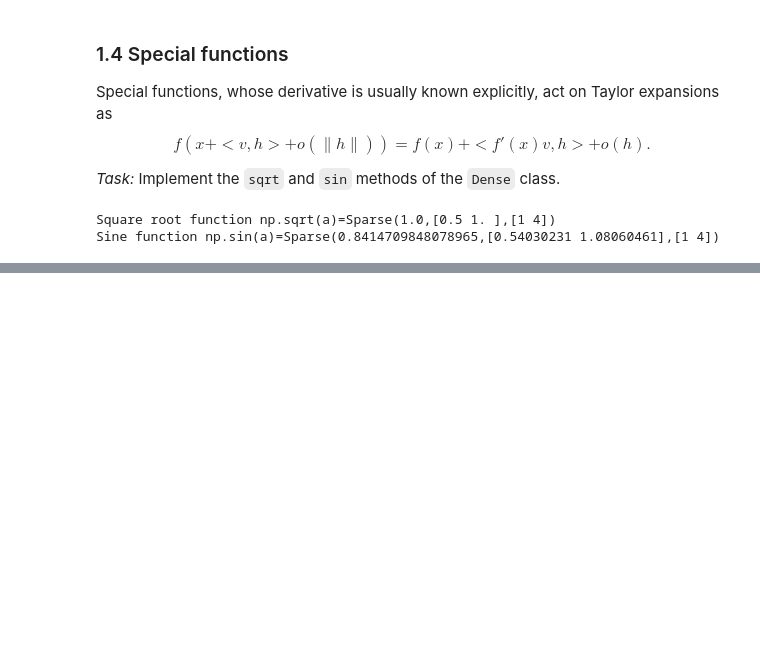
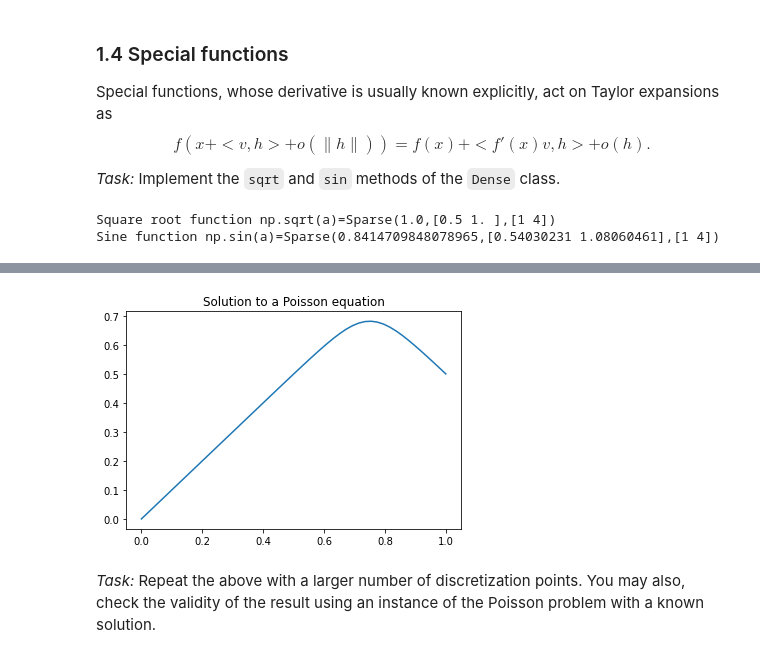
Before and after one commit to Mirebeau/MVA_ImagePDE, a Jupyter notebook: TP1/Sparse.ipynb, the cells around one changed output, grey strips where cells are left out. Drawn from its saved outputs; the diff is of its cells as text; code cells hidden in the pictures; blank space fills up the shorter version.

```diff
--- a/TP1/Sparse.ipynb
+++ b/TP1/Sparse.ipynb
@@ -294,0 +284,9 @@ array([0, 1, 2, 3, 4, 0, 1, 2, 3, 4, 0, 1, 2, 3, 4])
+# %%
+def Poisson(u,f,bc,dx):
+    residue = -(roll(u,1)-2*u+roll(u,-1))/dx**2 - f
+    residue[0] = u[0]-bc[0]
+    residue[-1] = u[-1]-bc[1]
+    return residue
+# %%
+u = np.zeros_like(X)
+Poisson(u,f,bc,dx) # Non-zero residue : u is not the solution
@@ -294,0 +296,3 @@ array([0, 1, 2, 3, 4, 0, 1, 2, 3, 4, 0, 1, 2, 3, 4])
+# %%
+u_ad = vector_ad(u)
+res = Poisson(u_ad,f,bc,dx)
@@ -294,0 +326,2 @@ array([0, 1, 2, 3, 4, 0, 1, 2, 3, 4, 0, 1, 2, 3, 4])
+# %%
+sol = res.solve()
@@ -294,0 +330,8 @@ array([0, 1, 2, 3, 4, 0, 1, 2, 3, 4, 0, 1, 2, 3, 4])
+# %%
+plt.title("Solution to a Poisson equation")
+plt.plot(X,sol);
+# %% [output]
+[figure, added]
+# %% [markdown]
+*Task:* Repeat the above with a larger number of discretization points.
+You may also, check the validity of the result using an instance of the Poisson problem with a known solution.
```
Also changed, not shown: parts of 40 cells of this notebook, 1 other file.
